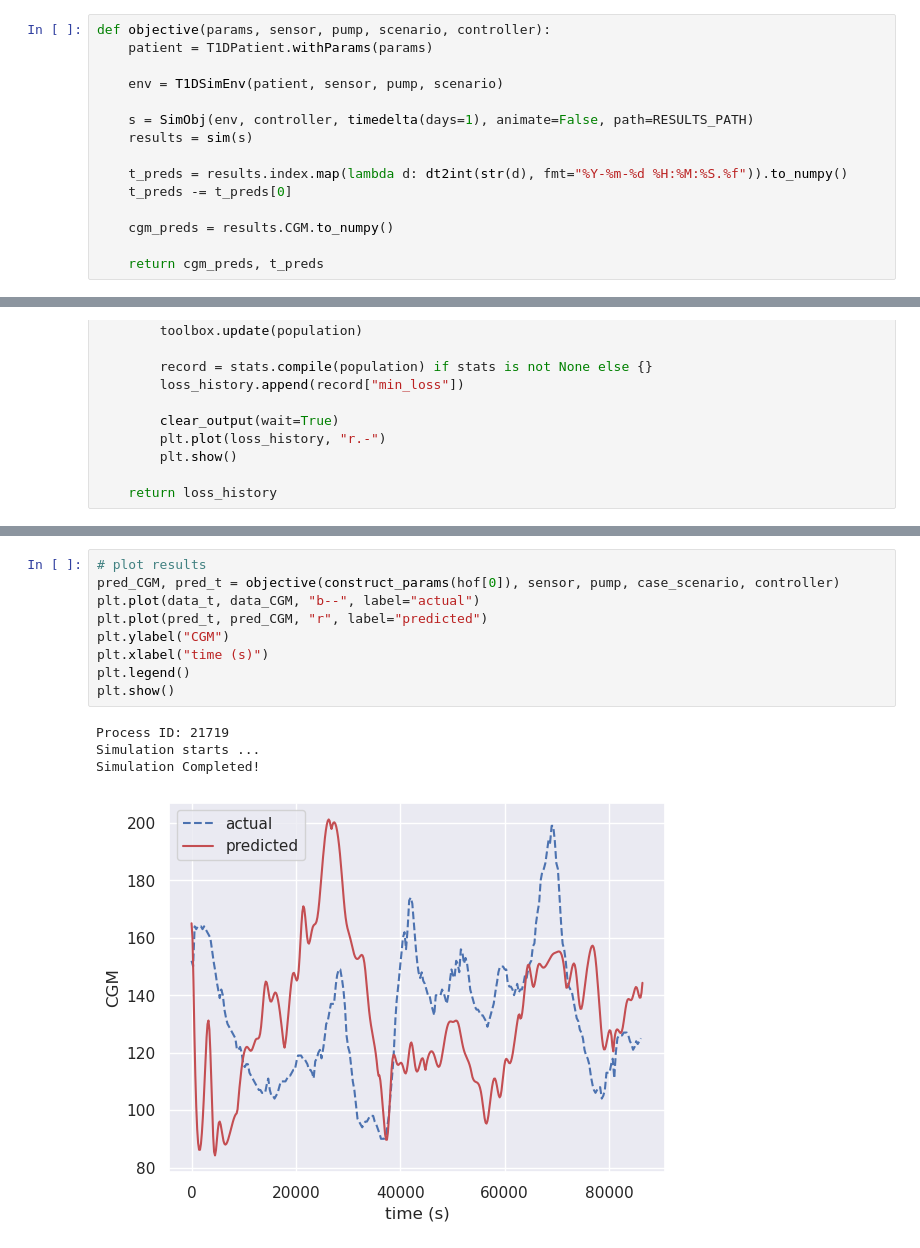
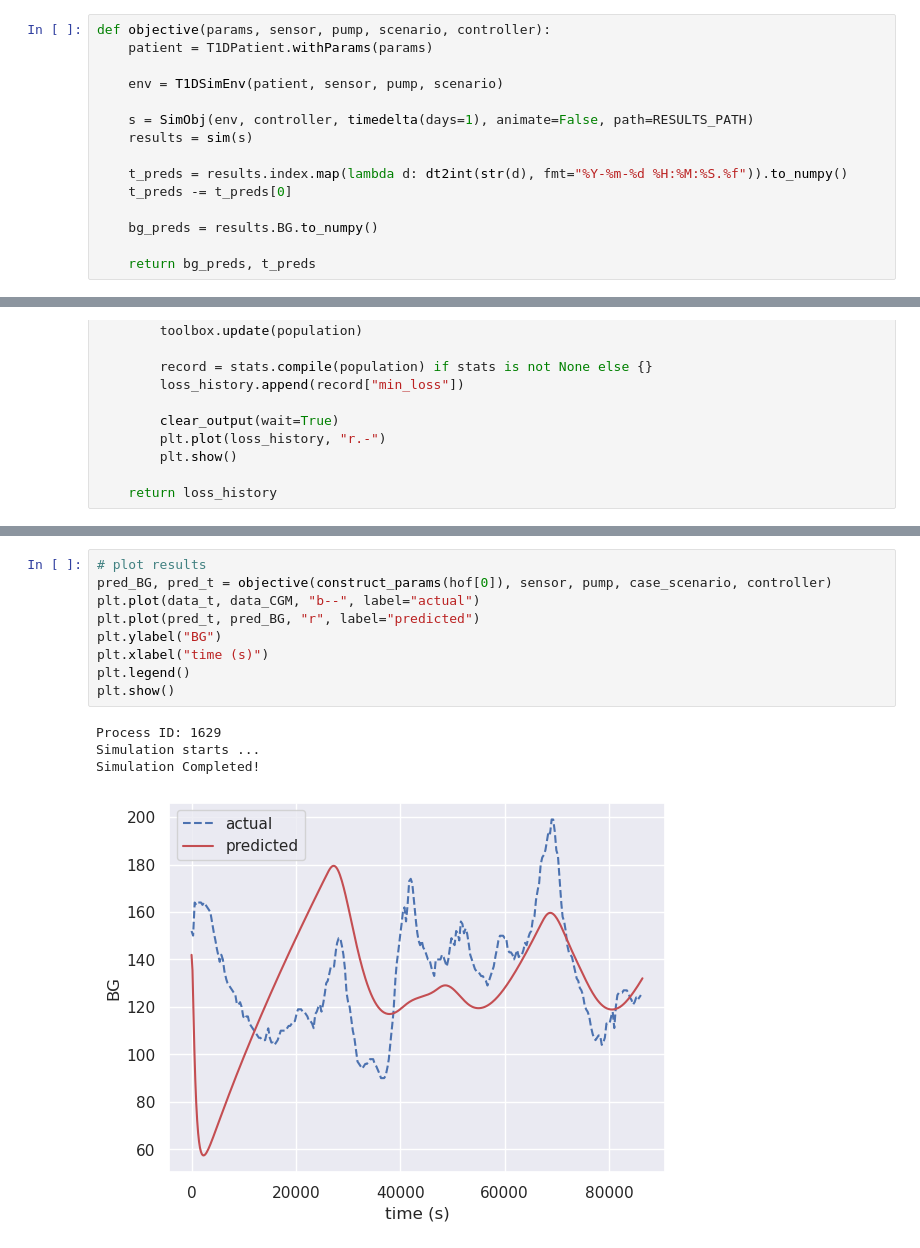
Before and after one commit to v15hv4/PINN-CGM, a Jupyter notebook: sg_actual.ipynb, the cells around one changed output, grey strips where cells are left out. Drawn from its saved outputs; the diff is of its cells as text.

Commit message:
Add results

```diff
--- a/sg_actual.ipynb
+++ b/sg_actual.ipynb
@@ -104,9 +104,9 @@ def objective(params, sensor, pump, scenario, controller):
     t_preds = results.index.map(lambda d: dt2int(str(d), fmt="%Y-%m-%d %H:%M:%S.%f")).to_numpy()
     t_preds -= t_preds[0]
 
-    cgm_preds = results.CGM.to_numpy()
+    bg_preds = results.BG.to_numpy()
 
-    return cgm_preds, t_preds
+    return bg_preds, t_preds
 # %%
 sensor = CGMSensor.withName("Dexcom", seed=GLOBAL_SEED)
 pump = InsulinPump.withName("Insulet")
@@ -213,14 +213,14 @@ train(toolbox, NGEN, stats, hof)
 # %%
 # plot results
-pred_CGM, pred_t = objective(construct_params(hof[0]), sensor, pump, case_scenario, controller)
+pred_BG, pred_t = objective(construct_params(hof[0]), sensor, pump, case_scenario, controller)
 plt.plot(data_t, data_CGM, "b--", label="actual")
-plt.plot(pred_t, pred_CGM, "r", label="predicted")
-plt.ylabel("CGM")
+plt.plot(pred_t, pred_BG, "r", label="predicted")
+plt.ylabel("BG")
 plt.xlabel("time (s)")
 plt.legend()
 plt.show()
 # %% [output]
-Process ID: 21719
+Process ID: 1629
 Simulation starts ...
 Simulation Completed!
-[figure, old version]
+[figure, new version]
```
Also changed, not shown: parts of 4 cells of this notebook, 9 other files.
